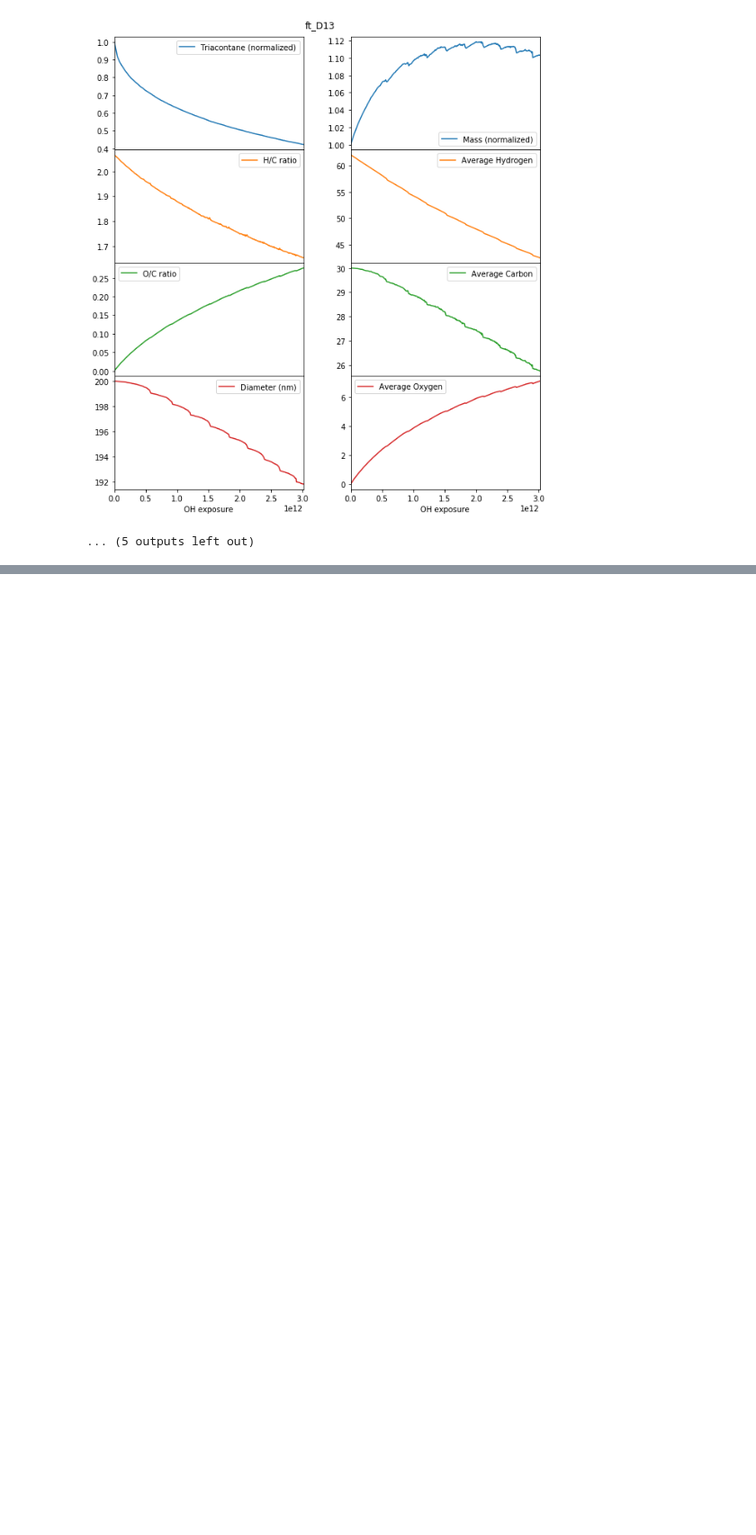
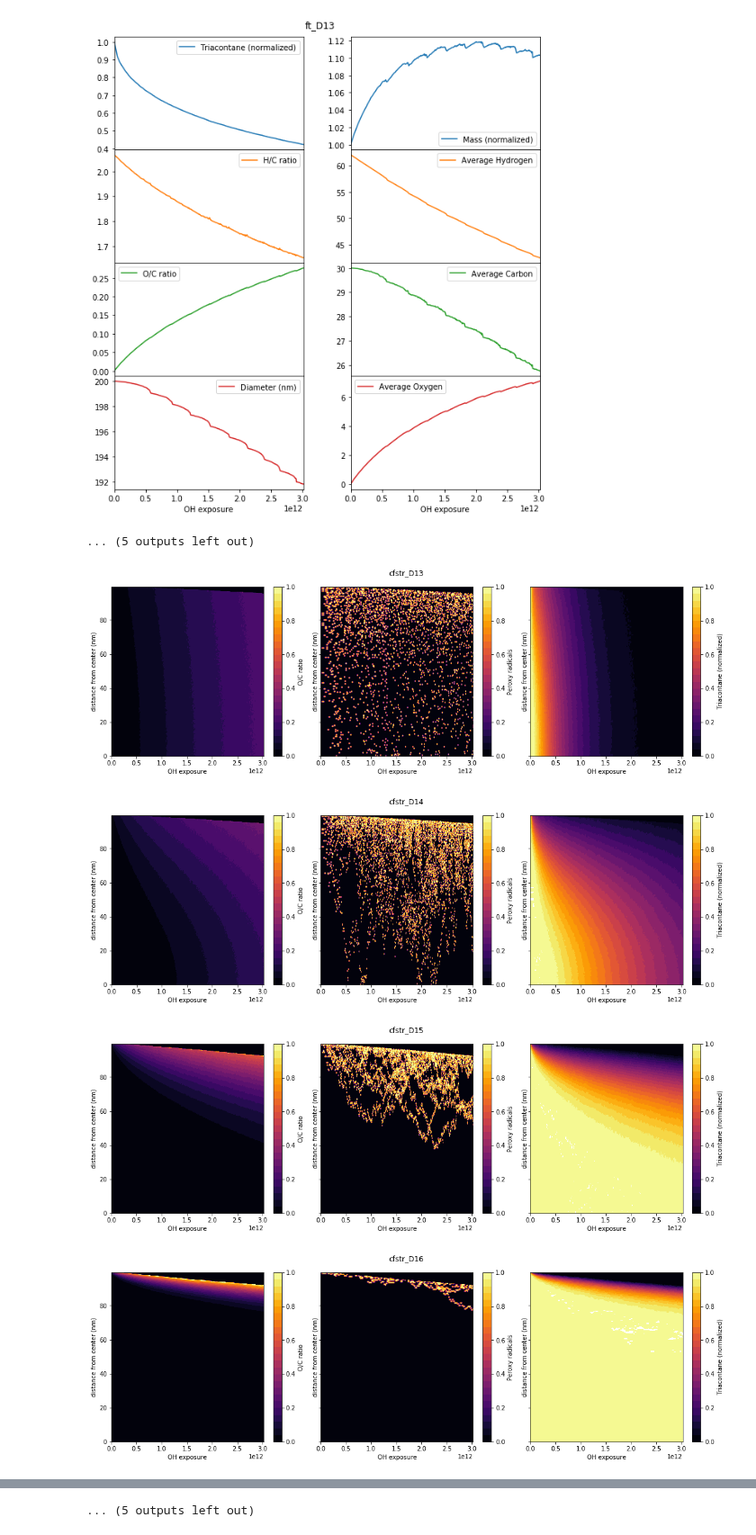
Before and after one commit to aawiegel/StackSimAnalysis, a Jupyter notebook: python/DiffusionSeries.ipynb, the cells around one changed output, grey strips where cells are left out. Shown at 90% size. Cells and saved outputs as stored; diff of their text form; code cells hidden in the pictures; blank space fills up the shorter version.

Commit message:
contour maps

```diff
--- a/python/DiffusionSeries.ipynb
+++ b/python/DiffusionSeries.ipynb
@@ -250,3 +252,73 @@ for scenario in natsort.natsorted(files.keys()):
 [figure]
 [figure]
 ... (5 outputs left out)
+# %%
+%matplotlib inline
+for scenario in natsort.natsorted(files.keys()):
+
+    # create reference to save on typing
+    simulation = Scenarios[scenario]
+
+    # Find OH exposure
+    if "ft" in scenario:
+        OH = 5.04E10
+    elif "cfstr" in scenario:
+        OH = 5.04E8
+    elif "day" in scenario:
+        OH = 5E6
+    else:
+        OH = 1E5
+
+    OH_exp = OH*simulation.time
+
+    # Calculate contour maps for each species
+    simulation.calcContourInterpolated("Tri", reverse_axis = True)
+    simulation.calcContourInterpolated("OO_sec", reverse_axis = True)
+    simulation.calcContourInterpolated("O/C ratio", reverse_axis = True)
+
+    # Place data into panel
+
+    contour_data = {"Triacontane (normalized)":
+                    simulation.species_contour["Tri"]/simulation.species_contour["Tri"][0,0],
+                   "Peroxy radicals": simulation.species_contour["OO_sec"],
+                   "O/C ratio": simulation.species_contour["O/C ratio"]}
+
+    ScenarioData[scenario+" contours"] = pd.Panel(contour_data,
+                                                  major_axis = simulation.position_int,
+                                                 minor_axis = OH_exp)
+
+    # Generate plots of contour maps
+
+    fig, axes = plt.subplots(1, 3, figsize=(18, 5), sharey = True)
+
+    plt.subplots_adjust(wspace=0.1, hspace=1.75)
+
+    fig.suptitle(scenario)
+    fig.subplots_adjust(top=0.9)
+
+    i = 0
+    for species, data in ScenarioData[scenario+" contours"].iteritems():
+
+        # Find maximum value on contour and generate contour levels and labels
+        #maximum = data.values.max()
+        levels = np.linspace(0, 1, num=26)
+        labels = np.linspace(0, 1, num=6)
+
+        # Create contour map from data frame
+        cm = axes[i].contourf(data.columns.values, data.index/1E-7, data,
+                           levels = levels, cmap='inferno')
+
+        # Add axis labels
+        axes[i].set_xlabel("OH exposure")
+        axes[i].set_ylabel("distance from center (nm)")
+
+        # Add color bar
+        cb = fig.colorbar(cm, ax=axes[i], ticks=labels)
+        cb.set_label(species)
+
+        i += 1
+# %% [output]
+[figure, added]
+[figure, added]
+[figure, added]
+[figure, added]
@@ -252,0 +333 @@ for scenario in natsort.natsorted(files.keys()):
+... (5 outputs left out)
```
Also changed, not shown: parts of 4 cells of this notebook.
